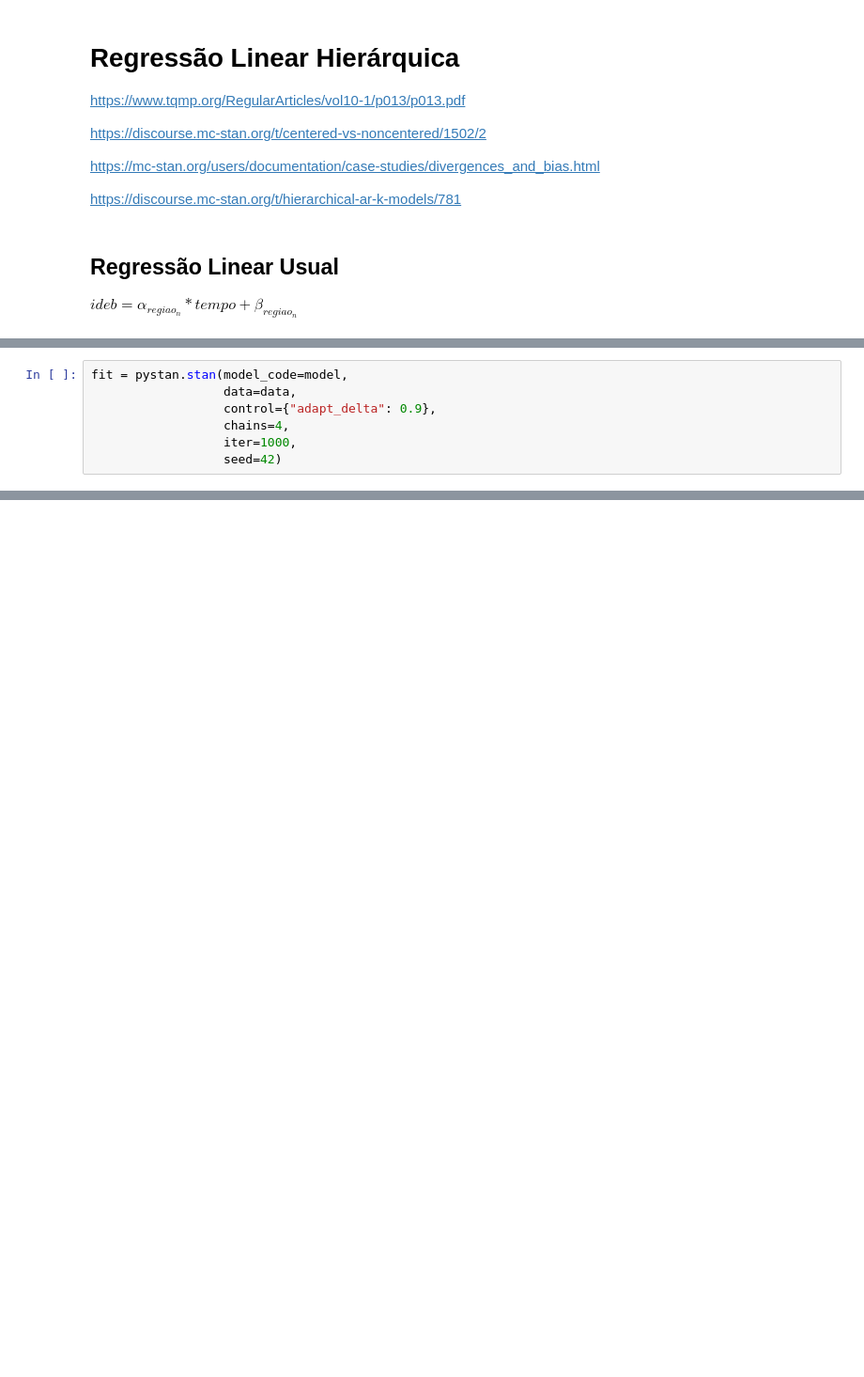
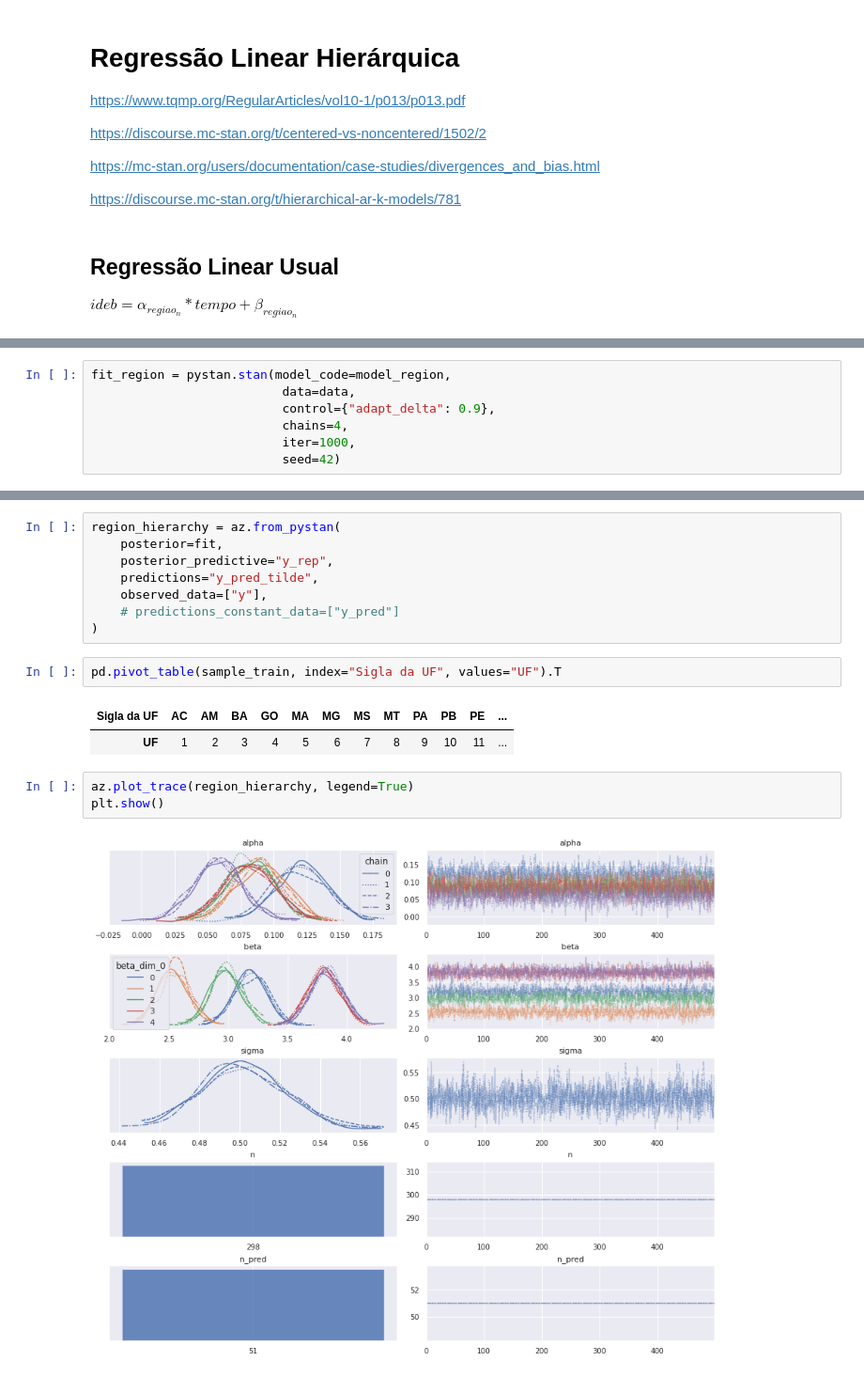
Before and after one commit to luizapozzobon/ia368aa, a Jupyter notebook: notebooks/04_stan.ipynb, the cells around one changed output, grey strips where cells are left out. Shown at 94% size. Saved outputs shown, nothing was run; the diff lists cells and outputs as text; blank space fills up the shorter version.

Commit message:
update stan notebook

```diff
--- a/notebooks/04_stan.ipynb
+++ b/notebooks/04_stan.ipynb
@@ -360,9 +513,9 @@ array([ 1,  3,  5,  7,  9, 11,  1,  3,  5,  7,  9, 11,  1,  3,  5,  7,  9,
 # %%
-fit = pystan.stan(model_code=model,
-                  data=data,
-                  control={"adapt_delta": 0.9},
-                  chains=4,
-                  iter=1000,
-                  seed=42)
+fit_region = pystan.stan(model_code=model_region,
+                          data=data,
+                          control={"adapt_delta": 0.9},
+                          chains=4,
+                          iter=1000,
+                          seed=42)
 # %% [output]
 WARNING:pystan:DeprecationWarning: pystan.stan was deprecated in version 2.17 and will be removed in version 3.0. Compile and use a Stan program in separate steps.
@@ -398,0 +578,18 @@ ValueError: array must not contain infs or NaNs
+# %%
+region_hierarchy = az.from_pystan(
+    posterior=fit,
+    posterior_predictive="y_rep",
+    predictions="y_pred_tilde",
+    observed_data=["y"],
+    # predictions_constant_data=["y_pred"]
+)
+# %%
+pd.pivot_table(sample_train, index="Sigla da UF", values="UF").T
+# %% [output]
+| Sigla da UF | AC | AM | BA | GO | MA | MG | MS | MT | PA | PB | PE | ... |
+| UF | 1 | 2 | 3 | 4 | 5 | 6 | 7 | 8 | 9 | 10 | 11 | ... |
+# %%
+az.plot_trace(region_hierarchy, legend=True)
+plt.show()
+# %% [output]
+[figure, added]
```
Also changed, not shown: parts of 21 cells of this notebook.
